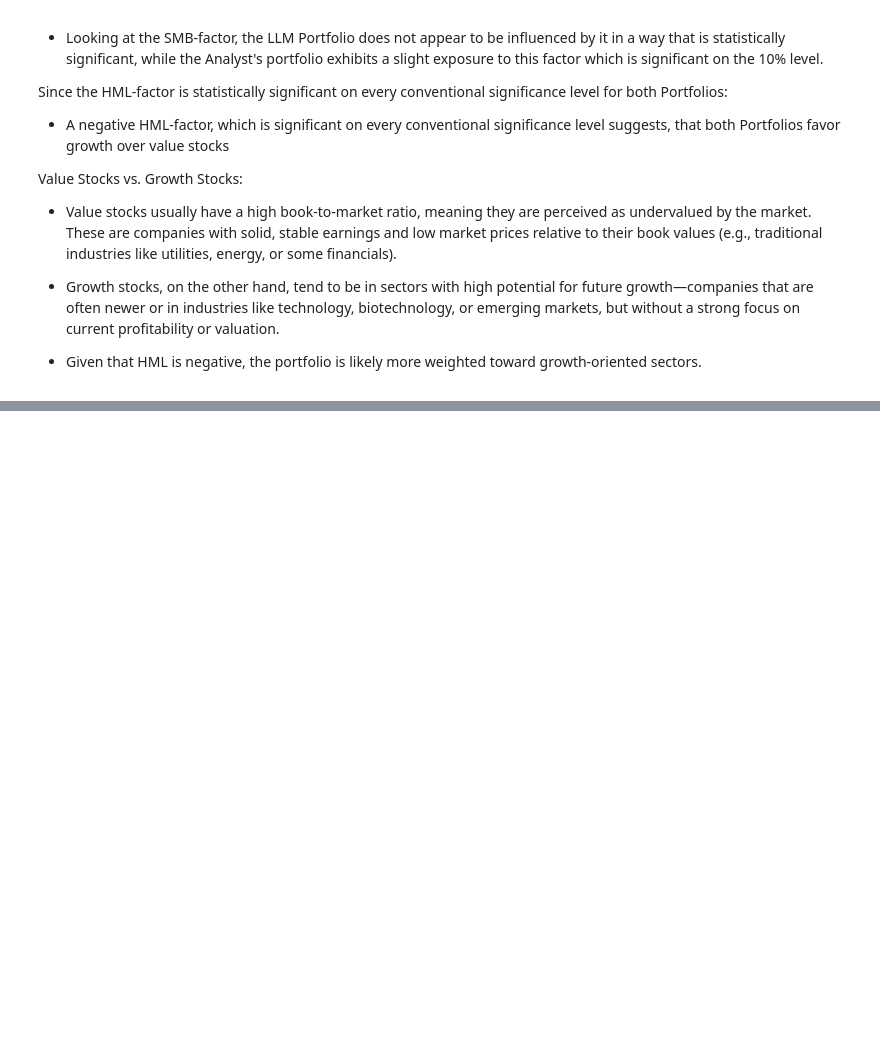
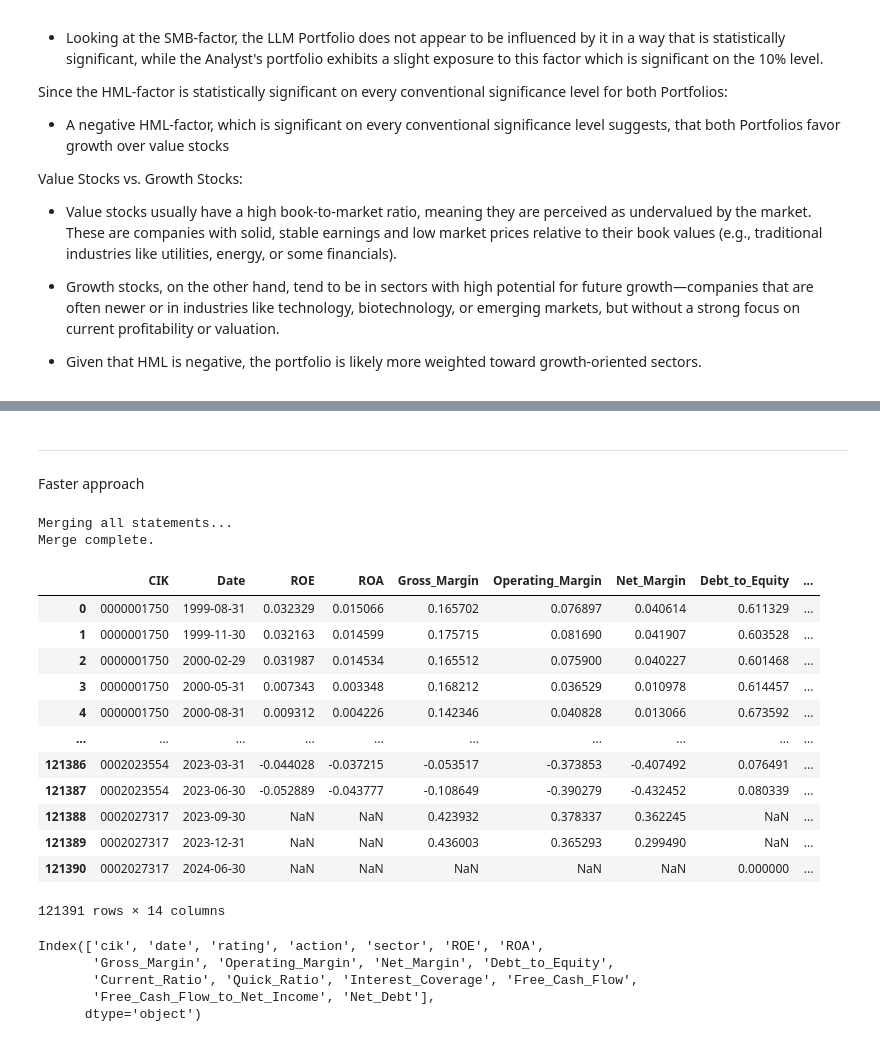
Before and after one commit to benherz/Masterarbeit, a Jupyter notebook: code/results_exploration.ipynb, the cells around one changed output, grey strips where cells are left out. Drawn from its saved outputs; the diff is of its cells as text; code cells hidden in the pictures; blank space fills up the shorter version.

```diff
--- a/code/results_exploration.ipynb
+++ b/code/results_exploration.ipynb
@@ -417,0 +626,4 @@ Value Stocks vs. Growth Stocks:
+# %% [markdown]
+---
+
+Faster approach
@@ -417,0 +701,20 @@ Value Stocks vs. Growth Stocks:
+# %%
+financial_metrics = compute_all_financial_metrics(labeled_balance_sheets, labeled_income_statements, labeled_cash_flow_statements)
+financial_metrics
+# convert date to monthly period format
+# %% [output]
+Merging all statements...
+Merge complete.
+|  | CIK | Date | ROE | ROA | Gross_Margin | Operating_Margin | Net_Margin | Debt_to_Equity | ... |
+| 0 | 0000001750 | 1999-08-31 | 0.032329 | 0.015066 | 0.165702 | 0.076897 | 0.040614 | 0.611329 | ... |
+| 1 | 0000001750 | 1999-11-30 | 0.032163 | 0.014599 | 0.175715 | 0.081690 | 0.041907 | 0.603528 | ... |
+| 2 | 0000001750 | 2000-02-29 | 0.031987 | 0.014534 | 0.165512 | 0.075900 | 0.040227 | 0.601468 | ... |
+| 3 | 0000001750 | 2000-05-31 | 0.007343 | 0.003348 | 0.168212 | 0.036529 | 0.010978 | 0.614457 | ... |
+| 4 | 0000001750 | 2000-08-31 | 0.009312 | 0.004226 | 0.142346 | 0.040828 | 0.013066 | 0.673592 | ... |
+| ... | ... | ... | ... | ... | ... | ... | ... | ... | ... |
+| 121386 | 0002023554 | 2023-03-31 | -0.044028 | -0.037215 | -0.053517 | -0.373853 | -0.407492 | 0.076491 | ... |
+| 121387 | 0002023554 | 2023-06-30 | -0.052889 | -0.043777 | -0.108649 | -0.390279 | -0.432452 | 0.080339 | ... |
+| 121388 | 0002027317 | 2023-09-30 | NaN | NaN | 0.423932 | 0.378337 | 0.362245 | NaN | ... |
+| 121389 | 0002027317 | 2023-12-31 | NaN | NaN | 0.436003 | 0.365293 | 0.299490 | NaN | ... |
+| 121390 | 0002027317 | 2024-06-30 | NaN | NaN | NaN | NaN | NaN | 0.000000 | ... |
+121391 rows × 14 columns
@@ -417,0 +727,8 @@ Value Stocks vs. Growth Stocks:
+# %%
+llm_recommendations_final.columns
+# %% [output]
+Index(['cik', 'date', 'rating', 'action', 'sector', 'ROE', 'ROA',
+       'Gross_Margin', 'Operating_Margin', 'Net_Margin', 'Debt_to_Equity',
+       'Current_Ratio', 'Quick_Ratio', 'Interest_Coverage', 'Free_Cash_Flow',
+       'Free_Cash_Flow_to_Net_Income', 'Net_Debt'],
+      dtype='object')
```
Also changed, not shown: parts of 32 cells of this notebook, 9 other files.
